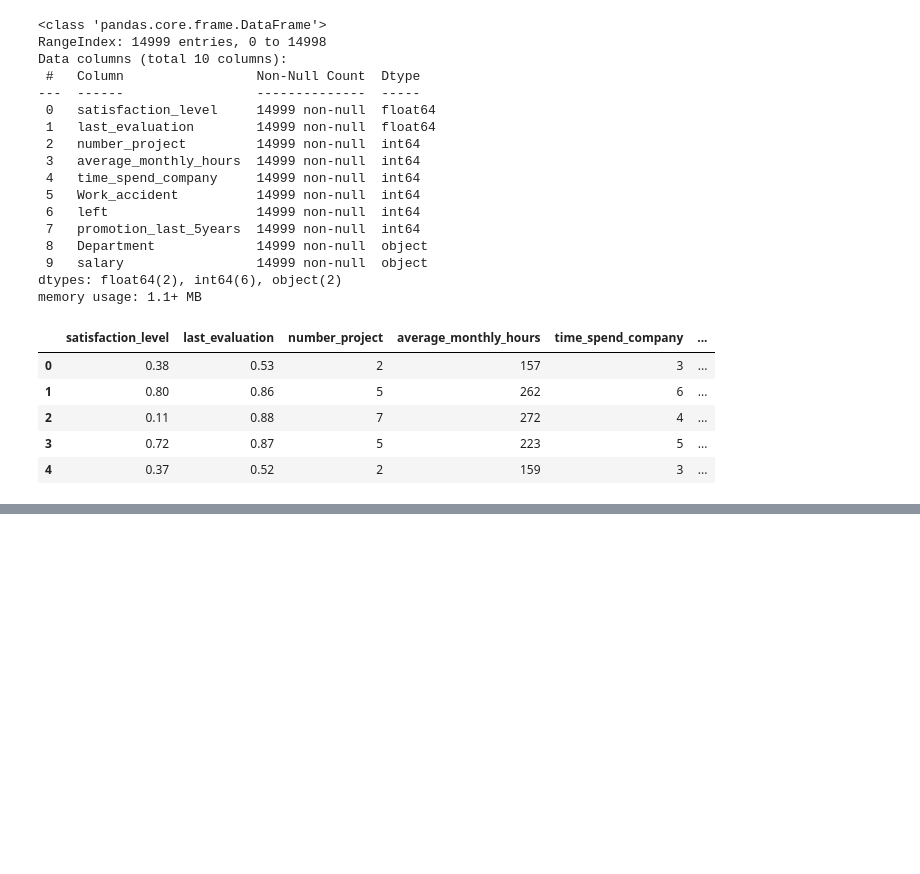
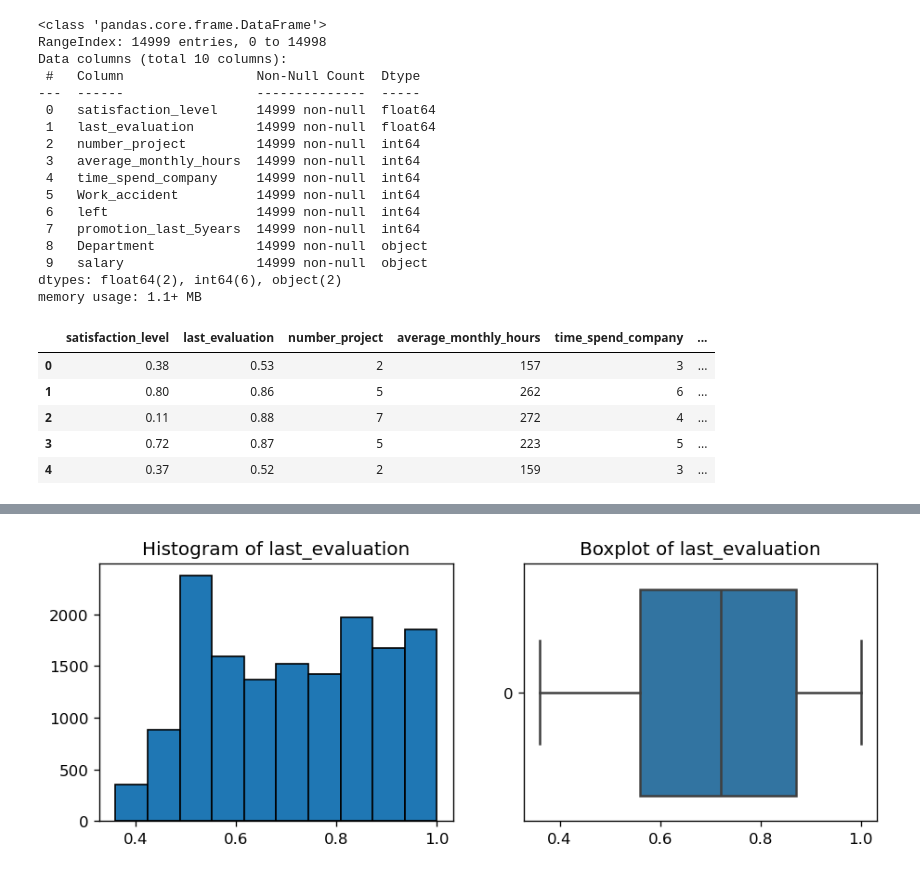
Before and after one commit to SameeckBhatia/Salifort-EDP, a Jupyter notebook: notebook.ipynb, the cells around one changed output, grey strips where cells are left out. Cells and saved outputs as stored; diff of their text form; code cells hidden in the pictures; blank space fills up the shorter version.

```diff
--- a/notebook.ipynb
+++ b/notebook.ipynb
@@ -43,0 +58,4 @@ df.head()
+# %%
+histo_boxplot("last_evaluation")
+# %% [output]
+[figure, added]
```
Also changed, not shown: parts of 6 cells of this notebook.
